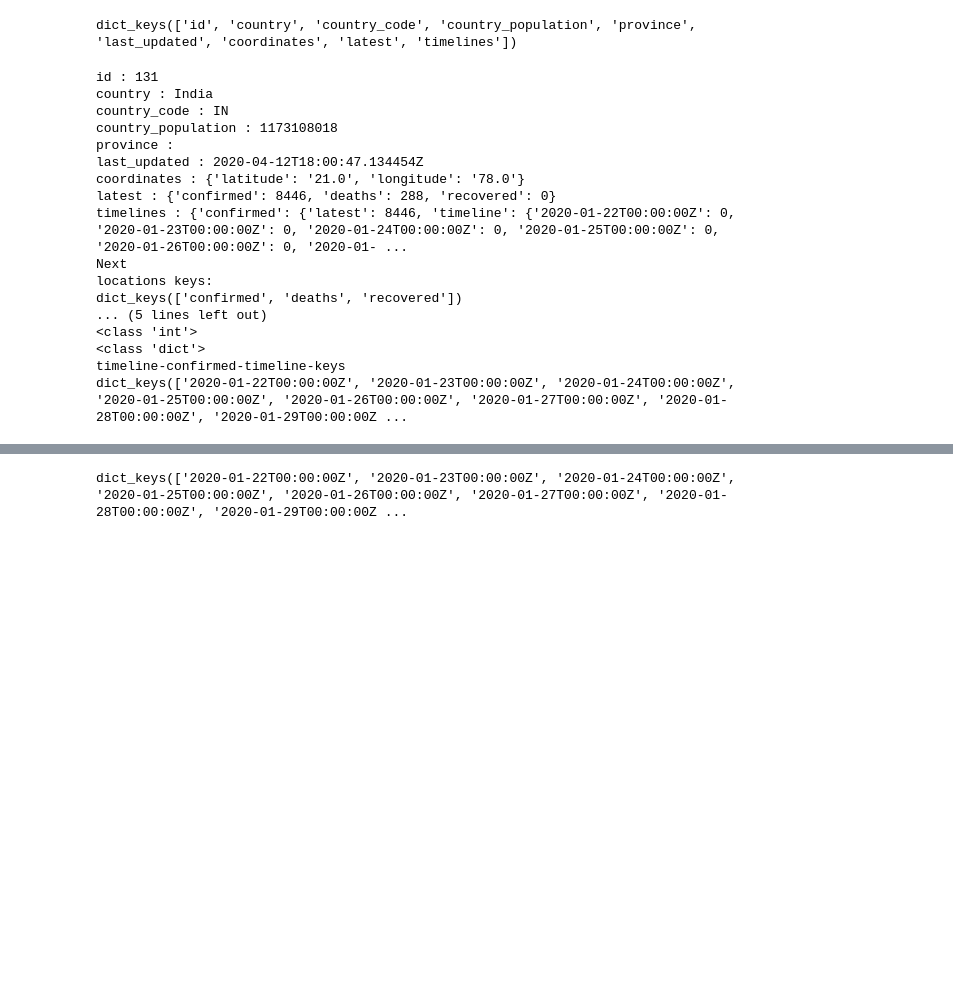
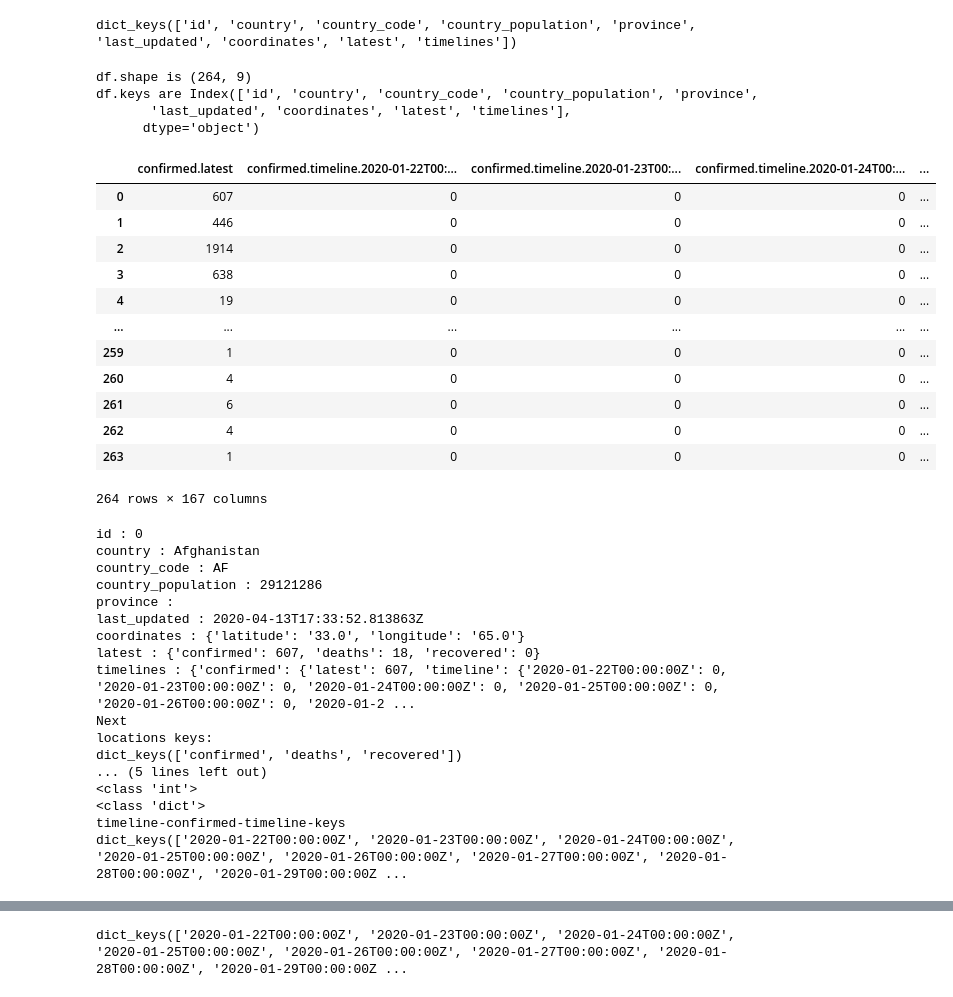
Before and after one commit to falakchhaya/COVID-19, a Jupyter notebook: COVID19_2.ipynb, the cells around one changed output, grey strips where cells are left out. Drawn from its saved outputs; the diff is of its cells as text; code cells hidden in the pictures; blank space fills up the shorter version.

Commit message:
Some notes to make sense. Some more exploration. Next step is to handle time series.

```diff
--- a/COVID19_2.ipynb
+++ b/COVID19_2.ipynb
@@ -87,9 +103,47 @@ dict
 locations[0].keys()
 # %% [output]
 dict_keys(['id', 'country', 'country_code', 'country_population', 'province', 'last_updated', 'coordinates', 'latest', 'timelines'])
+# %%
+# Trying to get the data directly to the Pandas data frame
+
+import pandas as pd
+
+##df = pd.DataFrame.from_dict(locations[0])
+df = pd.DataFrame(data=locations)#,index=array)
+
+
+#df = pd.DataFrame.from_dict(locations[0]) #,orient='index')
+print("df.shape is " + str(df.shape))
+print("df.keys are " + str(df.keys()))
+df.head()
+df['timelines'][0]
+#df[0][1][6]
+
+#This seems to be the solution. We have to add these columns to the main dataframe and we are sorted ! FPC
+# This should work fine for say coordinates but for timelines, we might need to see how exactly is time series data stored normally.
+pd.io.json.json_normalize(df['timelines'])
+# %% [output]
+df.shape is (264, 9)
+df.keys are Index(['id', 'country', 'country_code', 'country_population', 'province',
+       'last_updated', 'coordinates', 'latest', 'timelines'],
+      dtype='object')
+|  | confirmed.latest | confirmed.timeline.2020-01-22T00:... | confirmed.timeline.2020-01-23T00:... | confirmed.timeline.2020-01-24T00:... | ... |
+| 0 | 607 | 0 | 0 | 0 | ... |
+| 1 | 446 | 0 | 0 | 0 | ... |
+| 2 | 1914 | 0 | 0 | 0 | ... |
+| 3 | 638 | 0 | 0 | 0 | ... |
+| 4 | 19 | 0 | 0 | 0 | ... |
+| ... | ... | ... | ... | ... | ... |
+| 259 | 1 | 0 | 0 | 0 | ... |
+| 260 | 4 | 0 | 0 | 0 | ... |
+| 261 | 6 | 0 | 0 | 0 | ... |
+| 262 | 4 | 0 | 0 | 0 | ... |
+| 263 | 1 | 0 | 0 | 0 | ... |
+264 rows × 167 columns
 # %%
+# This exercise is kind of independent of the previous block.
 
-n=131
+n=0 #131 is India
 locations[n]['last_updated']
 
 for key in locations[n].keys():
@@ -108,15 +162,15 @@ print("timeline-confirmed-timeline-keys") ; print(locations[n]['timelines']['con
 
 #for k,v in locations[n]['timelines']['confirmed']['timeline']:
 # %% [output]
-id : 131
-country : India
-country_code : IN
-country_population : 1173108018
+id : 0
+country : Afghanistan
+country_code : AF
+country_population : 29121286
 province :
-last_updated : 2020-04-12T18:00:47.134454Z
-coordinates : {'latitude': '21.0', 'longitude': '78.0'}
-latest : {'confirmed': 8446, 'deaths': 288, 'recovered': 0}
-timelines : {'confirmed': {'latest': 8446, 'timeline': {'2020-01-22T00:00:00Z': 0, '2020-01-23T00:00:00Z': 0, '2020-01-24T00:00:00Z': 0, '2020-01-25T00:00:00Z': 0, '2020-01-26T00:00:00Z': 0, '2020-01- ...
+last_updated : 2020-04-13T17:33:52.813863Z
+coordinates : {'latitude': '33.0', 'longitude': '65.0'}
+latest : {'confirmed': 607, 'deaths': 18, 'recovered': 0}
+timelines : {'confirmed': {'latest': 607, 'timeline': {'2020-01-22T00:00:00Z': 0, '2020-01-23T00:00:00Z': 0, '2020-01-24T00:00:00Z': 0, '2020-01-25T00:00:00Z': 0, '2020-01-26T00:00:00Z': 0, '2020-01-2 ...
 Next
 locations keys:
 dict_keys(['confirmed', 'deaths', 'recovered'])
```
Also changed, not shown: parts of 8 cells of this notebook.
